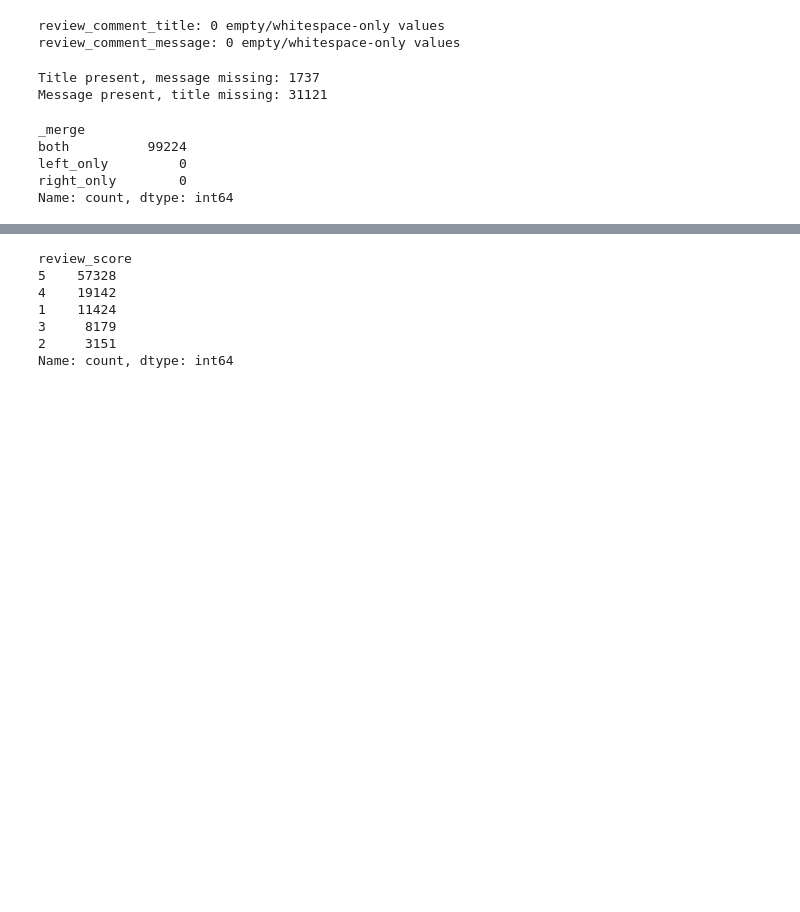
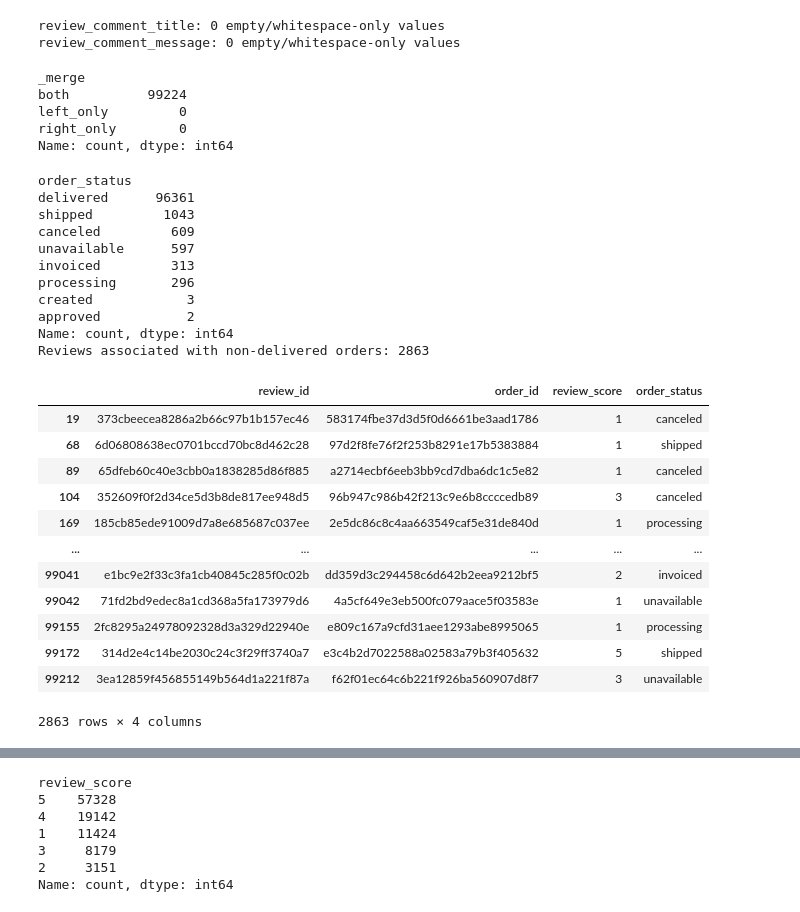
Before and after one commit to anissasoungpanya/E-CommerceBusinessPerformance-Growth, a Jupyter notebook: notebooks/02_order_reviews_data_cleaning.ipynb, the cells around one changed output, grey strips where cells are left out. Cells and saved outputs as stored; diff of their text form; code cells hidden in the pictures; blank space fills up the shorter version.

```diff
--- a/notebooks/02_order_reviews_data_cleaning.ipynb
+++ b/notebooks/02_order_reviews_data_cleaning.ipynb
@@ -245,6 +255,11 @@ min         0.000000
 75%         0.000556
 max      3051.404167
 Name: hours_between_orders, dtype: float64
+# %%
+# Flag duplicate review IDs
+reviews["duplicate_review_id"] = (
+    reviews["review_id"].duplicated(keep=False)
+)
 # %%
 # Investigate missing review comments and titles
 
@@ -303,17 +318,6 @@ for column in ["review_comment_title", "review_comment_message"]:
 # %% [output]
 review_comment_title: 0 empty/whitespace-only values
 review_comment_message: 0 empty/whitespace-only values
-# %%
-print("Title present, message missing:",
-      (reviews["review_comment_title"].notna() &
-       reviews["review_comment_message"].isna()).sum())
-
-print("Message present, title missing:",
-      (reviews["review_comment_title"].isna() &
-       reviews["review_comment_message"].notna()).sum())
-# %% [output]
-Title present, message missing: 1737
-Message present, title missing: 31121
 # %%
 # Are all order ids valid/existing
 review_order_check = reviews.merge(
@@ -330,3 +334,55 @@ both          99224
 left_only         0
 right_only        0
 Name: count, dtype: int64
+# %%
+# Check reviews by order status and mark undelivered/canceled orders
+
+review_order_check = reviews.merge(
+    orders[["order_id", "order_status"]],
+    on="order_id",
+    how="left"
+)
+
+print(review_order_check["order_status"].value_counts(dropna=False))
+
+non_delivered_reviews = review_order_check[
+    review_order_check["order_status"] != "delivered"
+]
+
+print("Reviews associated with non-delivered orders:",
+      len(non_delivered_reviews))
+
+display(
+    non_delivered_reviews[
+        ["review_id", "order_id", "review_score", "order_status"]
+    ]
+)
+
+reviews["non_delivered_order"] = (
+    review_order_check["order_status"] != "delivered"
+).values
+# %% [output]
+order_status
+delivered      96361
+shipped         1043
+canceled         609
+unavailable      597
+invoiced         313
+processing       296
+created            3
+approved           2
+Name: count, dtype: int64
+Reviews associated with non-delivered orders: 2863
+|  | review_id | order_id | review_score | order_status |
+| 19 | 373cbeecea8286a2b66c97b1b157ec46 | 583174fbe37d3d5f0d6661be3aad1786 | 1 | canceled |
+| 68 | 6d06808638ec0701bccd70bc8d462c28 | 97d2f8fe76f2f253b8291e17b5383884 | 1 | shipped |
+| 89 | 65dfeb60c40e3cbb0a1838285d86f885 | a2714ecbf6eeb3bb9cd7dba6dc1c5e82 | 1 | canceled |
+| 104 | 352609f0f2d34ce5d3b8de817ee948d5 | 96b947c986b42f213c9e6b8ccccedb89 | 3 | canceled |
+| 169 | 185cb85ede91009d7a8e685687c037ee | 2e5dc86c8c4aa663549caf5e31de840d | 1 | processing |
+| ... | ... | ... | ... | ... |
+| 99041 | e1bc9e2f33c3fa1cb40845c285f0c02b | dd359d3c294458c6d642b2eea9212bf5 | 2 | invoiced |
+| 99042 | 71fd2bd9edec8a1cd368a5fa173979d6 | 4a5cf649e3eb500fc079aace5f03583e | 1 | unavailable |
+| 99155 | 2fc8295a24978092328d3a329d22940e | e809c167a9cfd31aee1293abe8995065 | 1 | processing |
+| 99172 | 314d2e4c14be2030c24c3f29ff3740a7 | e3c4b2d7022588a02583a79b3f405632 | 5 | shipped |
+| 99212 | 3ea12859f456855149b564d1a221f87a | f62f01ec64c6b221f926ba560907d8f7 | 3 | unavailable |
+2863 rows × 4 columns
```
Also changed, not shown: parts of 5 cells of this notebook, 3 other files.
